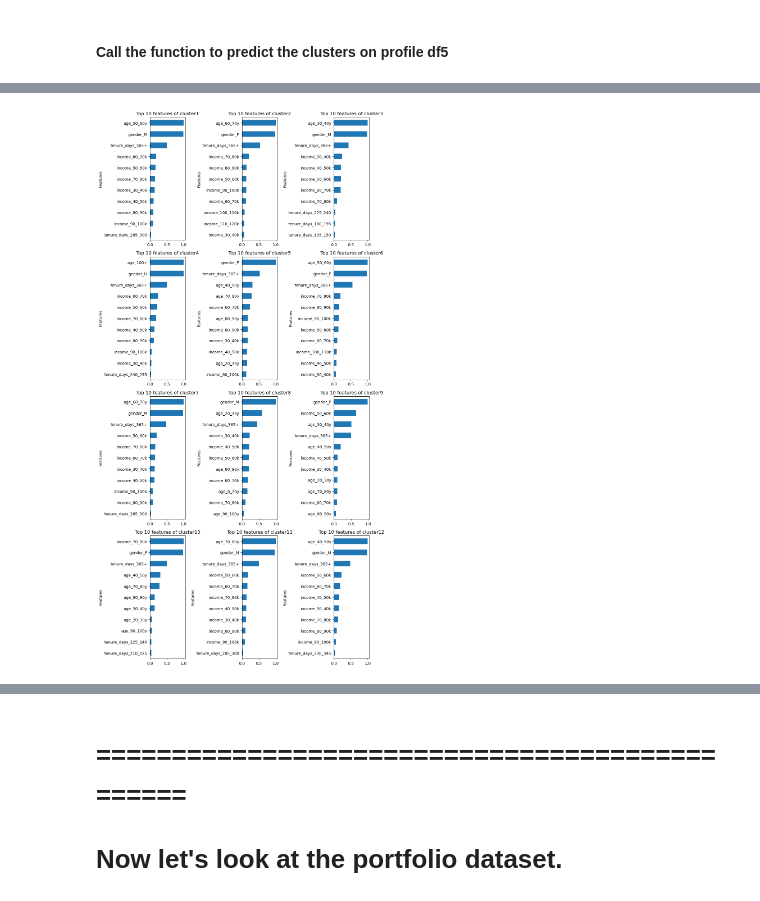
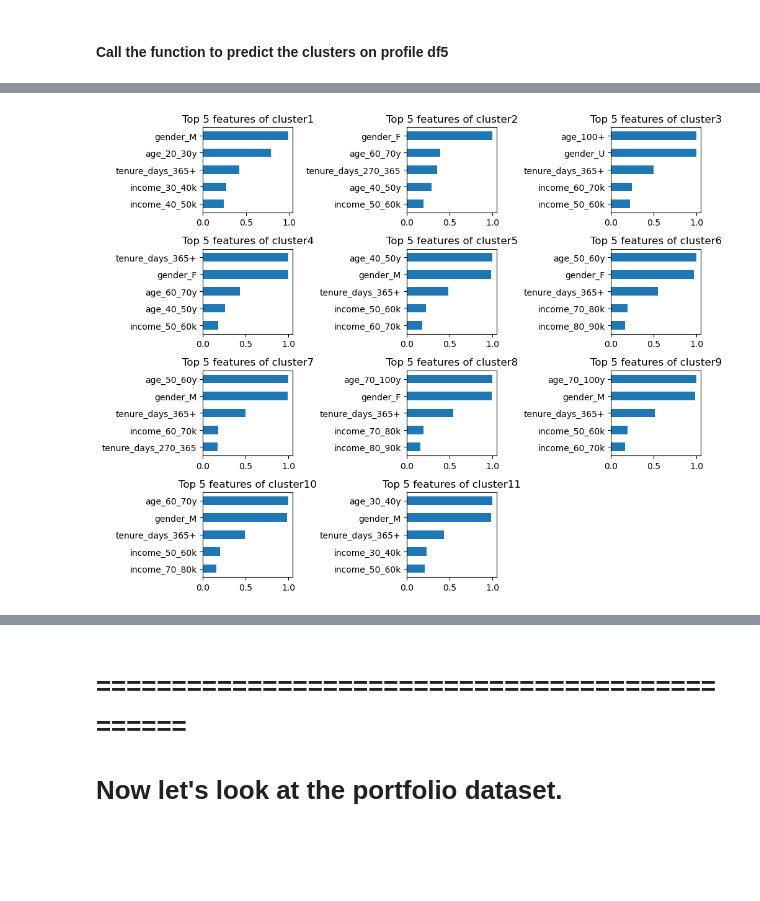
Before and after one commit to dk2127/nd25C_A_P_S, a Jupyter notebook: Starbucks_Capstone_notebook.ipynb, the cells around one changed output, grey strips where cells are left out. Drawn from its saved outputs; the diff is of its cells as text; code cells hidden in the pictures; blank space fills up the shorter version.

Commit message:
V27 to V30 updates
Increased number of clusters; cleaned up plot cells; merged relevant cells; added descriptions to steps and model evaluations.

```diff
--- a/Starbucks_Capstone_notebook.ipynb
+++ b/Starbucks_Capstone_notebook.ipynb
@@ -537,12 +541,6 @@ profiledf2.describe(include='all')
 # %%
 # Convert gender categorical var to dummies
-profiledf3 = pd.concat(
-    [profiledf2,
-     pd.get_dummies(profiledf1["gender"], prefix='gender')],
-    axis=1)
-
-# drop gender, member_tenure_days from the dataset
-profiledf3.drop(['gender', "member_tenure_days"], axis=1, inplace=True)
+profiledf3 = create_dummy_variables(profiledf2, 'gender', 'gender')
 
 info_on_df(profiledf3)
 # %% [output]
@@ -565,14 +569,15 @@ Columns of DataFrame: Index(['age', 'id', 'income_0_20k', 'income_20_30k', 'inco
 # %%
 def create_age_bins(df):
     '''
-    This function will create age dummy variables for each bin in the 10 year increments.
+    This function will create age dummy variables for each bin in the 10 year increments, 70-100, and 100+ year.
+    parameters:
     input - dataframe
     returns - dataframe with dummy variables for "age" variable without original variable.
     '''
-    bins = pd.cut(df['age'], [10, 20, 30, 40, 50, 60, 70, 80, 90, 100, np.inf],
+    bins = pd.cut(df['age'], [10, 20, 30, 40, 50, 60, 70, 100, np.inf],
                   labels=[
                       '0_20y', '20_30y', '30_40y', '40_50y', '50_60y',
-                      '60_70y', '70_80y', '80_90y', '90_100y', '100+'
+                      '60_70y', '70_100y', '100+'
                   ])
     df = pd.concat([df, pd.get_dummies(bins, prefix='age')], axis=1)
     df = df.drop(['age'], axis=1)
@@ -742,3 +720,5 @@ Based on the Calinski-Harabasz scores, the optimal number of clusters appears to
+# %%
+NumClusters = 11
 # %%
 def create_clusters_on_df(X_train, numClusters=8):
     """
@@ -804,7 +784,7 @@ def save_model(model, model_filepath):
 # %%
 # call the function to predict the clusters
 PRINT = False
-NumClusters = 12
+
 profiledf5_cluster_pred, X_train_pred_clusterdf, modelkm = create_clusters_on_df(
     profiledf5, NumClusters)
 
@@ -871,28 +845,28 @@ X_train_pred_clusterdf.head(2)
 # %%
-# print individiul clusters with top 10 features influencing it
+# print individiul clusters with top 5 features influencing it
 # below range starts with 1 since our first cluster is named cluster1 as we see above
 
-fig, axes = plt.subplots(nrows=4, ncols=3, figsize=(10, 20))
+fig, axes = plt.subplots(nrows=4, ncols=3, figsize=(10, 8))
 
 for i, ax in enumerate(axes.flatten()):
     if i + 1 <= NumClusters:
         cluster_name = 'cluster{}'.format(i + 1)
-        top_10 = X_train_pred_clusterdf[cluster_name].sort_values(
-            ascending=False)[:11]
-        top_10.sort_values(ascending=True, inplace=True)
-        top_10_df = pd.DataFrame({'index': top_10.index, 'col': top_10.values})
-        top_10_df = top_10_df.reset_index(drop=True)
+        top_5 = X_train_pred_clusterdf[cluster_name].sort_values(
+            ascending=False)[:5]
+        top_5.sort_values(ascending=True, inplace=True)
+        top_5_df = pd.DataFrame({'index': top_5.index, 'col': top_5.values})
+        top_5_df = top_5_df.reset_index(drop=True)
         real_cluster_name = 'cluster{}'.format(i + 1)
-        top_10_df.plot(kind='barh',
-                       x='index',
-                       y='col',
-                       legend=False,
-                       ax=ax,
-                       title='Top 10 features of {}'.format(real_cluster_name))
-        ax.set_ylabel('Features')
+        top_5_df.plot(kind='barh',
+                      x='index',
+                      y='col',
+                      legend=False,
+                      ax=ax,
+                      title='Top 5 features of {}'.format(real_cluster_name))
+        ax.set_ylabel('')
     else:
         ax.axis('off')
 
 fig.tight_layout()
 # %% [output]
-[figure, old version]
+[figure, new version]
```
Also changed, not shown: parts of 153 cells of this notebook.
